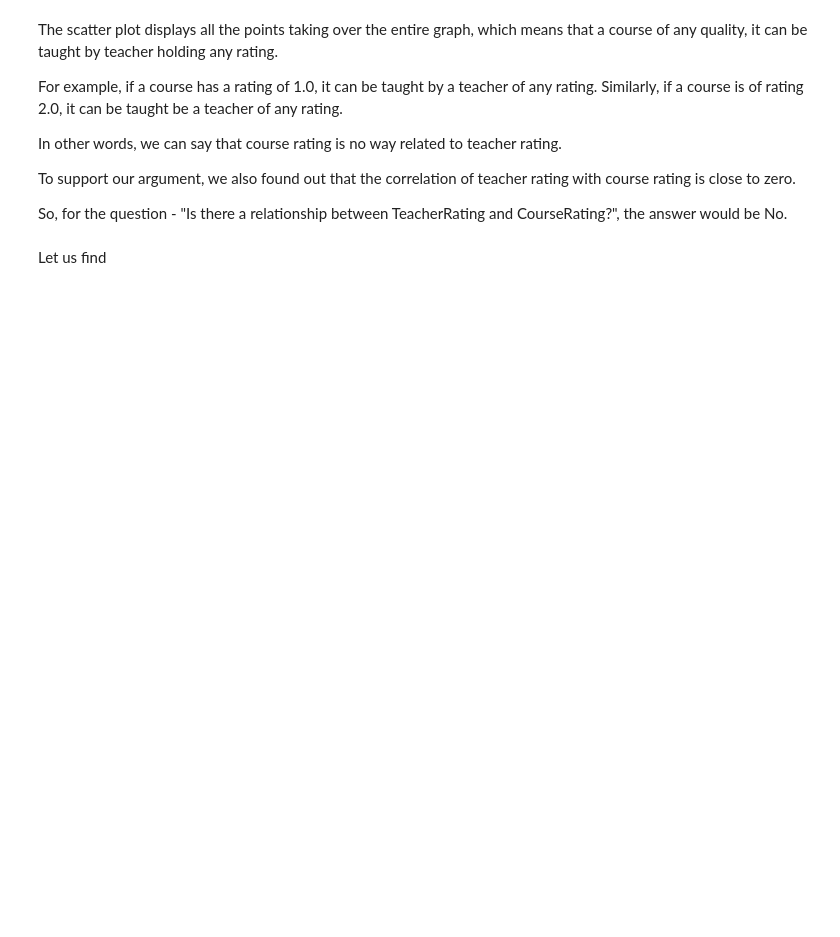
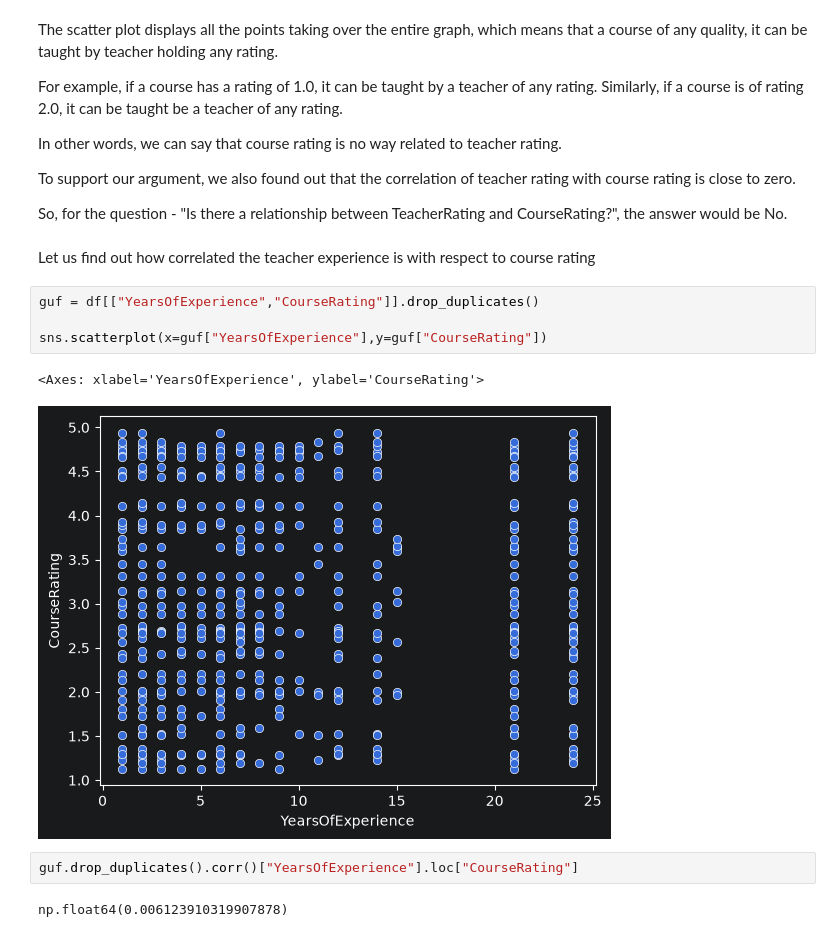
Before and after one commit to amithvardhan99/resume-projects, a Jupyter notebook: Instructor Performance and Course Quality Evaluation on EduPro/notebook.ipynb, the cells around one changed output. Drawn from its saved outputs; the diff is of its cells as text; blank space fills up the shorter version.

```diff
--- a/Instructor Performance and Course Quality Evaluation on EduPro/notebook.ipynb
+++ b/Instructor Performance and Course Quality Evaluation on EduPro/notebook.ipynb
@@ -307,4 +309,15 @@ To support our argument, we also found out that the correlation of teacher ratin
 
 So, for the question - "Is there a relationship between TeacherRating and CourseRating?", the answer would be No.
 # %% [markdown]
-Let us find
+Let us find out how correlated the teacher experience is with respect to course rating
+# %%
+guf = df[["YearsOfExperience","CourseRating"]].drop_duplicates()
+
+sns.scatterplot(x=guf["YearsOfExperience"],y=guf["CourseRating"])
+# %% [output]
+<Axes: xlabel='YearsOfExperience', ylabel='CourseRating'>
+[figure, added]
+# %%
+guf.drop_duplicates().corr()["YearsOfExperience"].loc["CourseRating"]
+# %% [output]
+np.float64(0.006123910319907878)
```
Also changed, not shown: parts of 9 cells of this notebook, 3 other files.
